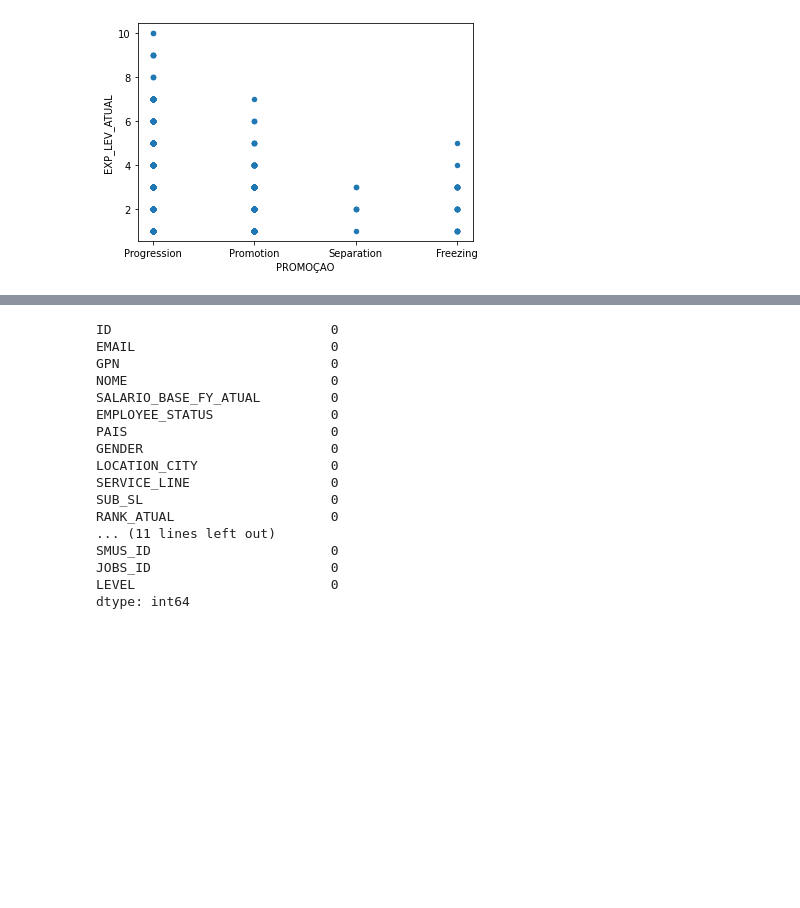
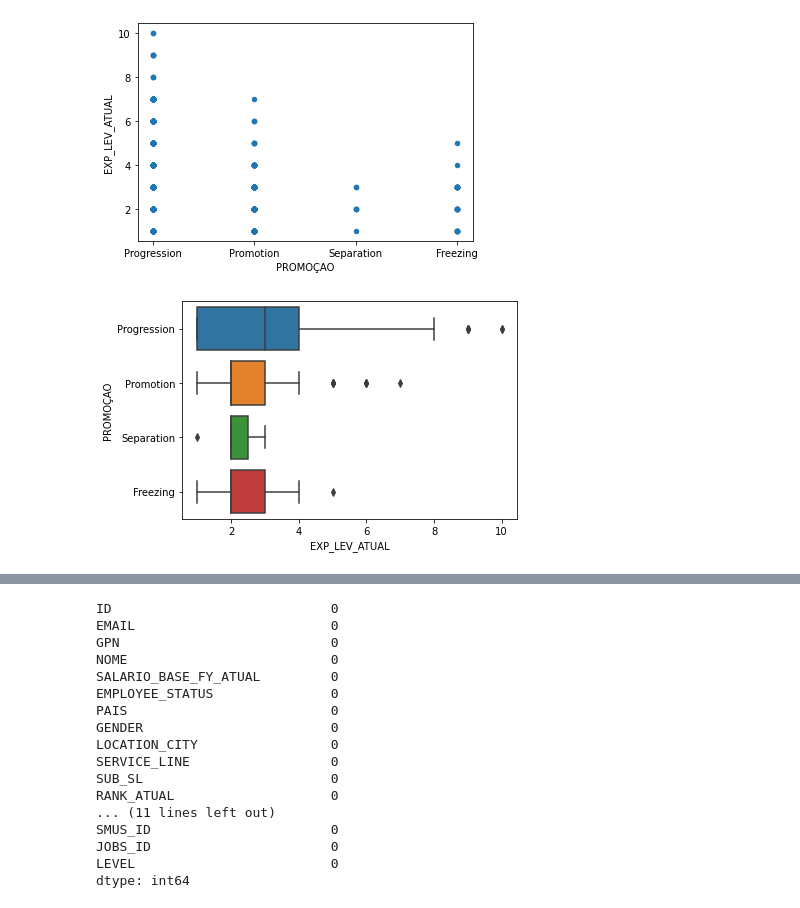
Before and after one commit to mindcluster/stey-recommendations, a Jupyter notebook: model/stey_model.ipynb, the cells around one changed output, grey strips where cells are left out. Cells and saved outputs as stored; diff of their text form; code cells hidden in the pictures; blank space fills up the shorter version.

```diff
--- a/model/stey_model.ipynb
+++ b/model/stey_model.ipynb
@@ -39,3 +39,10 @@ dataframe.plot.scatter('PROMOÇAO', 'EXP_LEV_ATUAL')
 # %% [output]
 <AxesSubplot:xlabel='PROMOÇAO', ylabel='EXP_LEV_ATUAL'>
 [figure]
+# %%
+import seaborn as sns
+
+sns.boxplot(x='EXP_LEV_ATUAL', y='PROMOÇAO', data=dataframe)
+plt.show()
+# %% [output]
+[figure, added]
```
Also changed, not shown: parts of 23 cells of this notebook.
